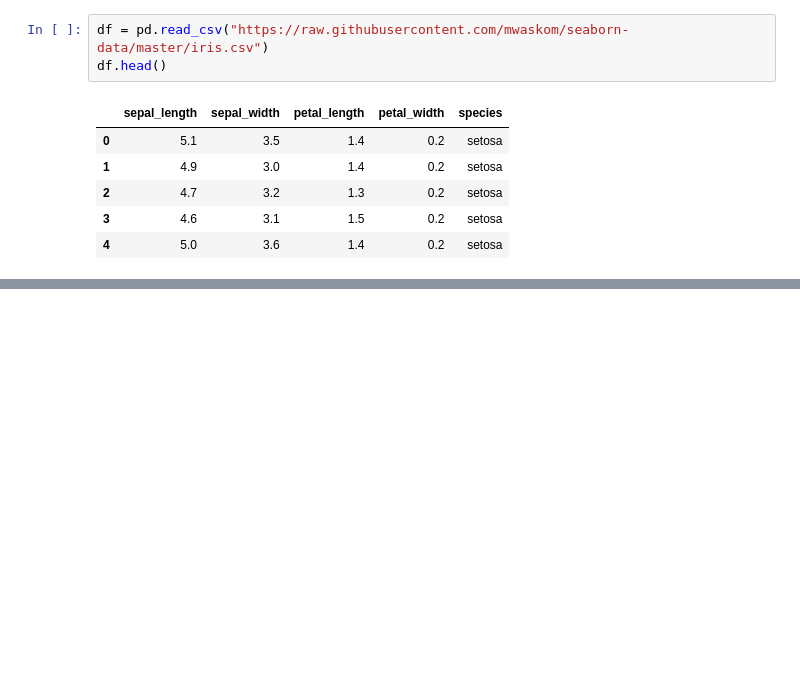
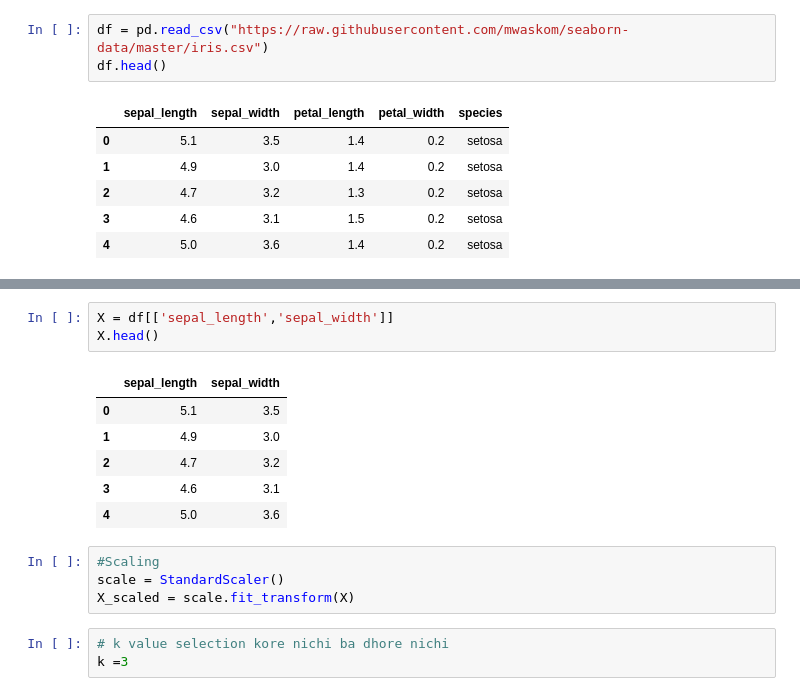
Before and after one commit to sonjoy1s/ML, a Jupyter notebook: Module23K_Means.ipynb, the cells around one changed output, grey strips where cells are left out. Drawn from its saved outputs; the diff is of its cells as text; blank space fills up the shorter version.

```diff
--- a/Module23K_Means.ipynb
+++ b/Module23K_Means.ipynb
@@ -22,0 +38,17 @@ df.head()
+# %%
+X = df[['sepal_length','sepal_width']]
+X.head()
+# %% [output]
+|  | sepal_length | sepal_width |
+| 0 | 5.1 | 3.5 |
+| 1 | 4.9 | 3.0 |
+| 2 | 4.7 | 3.2 |
+| 3 | 4.6 | 3.1 |
+| 4 | 5.0 | 3.6 |
+# %%
+#Scaling
+scale = StandardScaler()
+X_scaled = scale.fit_transform(X)
+# %%
+# k value selection kore nichi ba dhore nichi
+k =3
```
Also changed, not shown: parts of 9 cells of this notebook.
